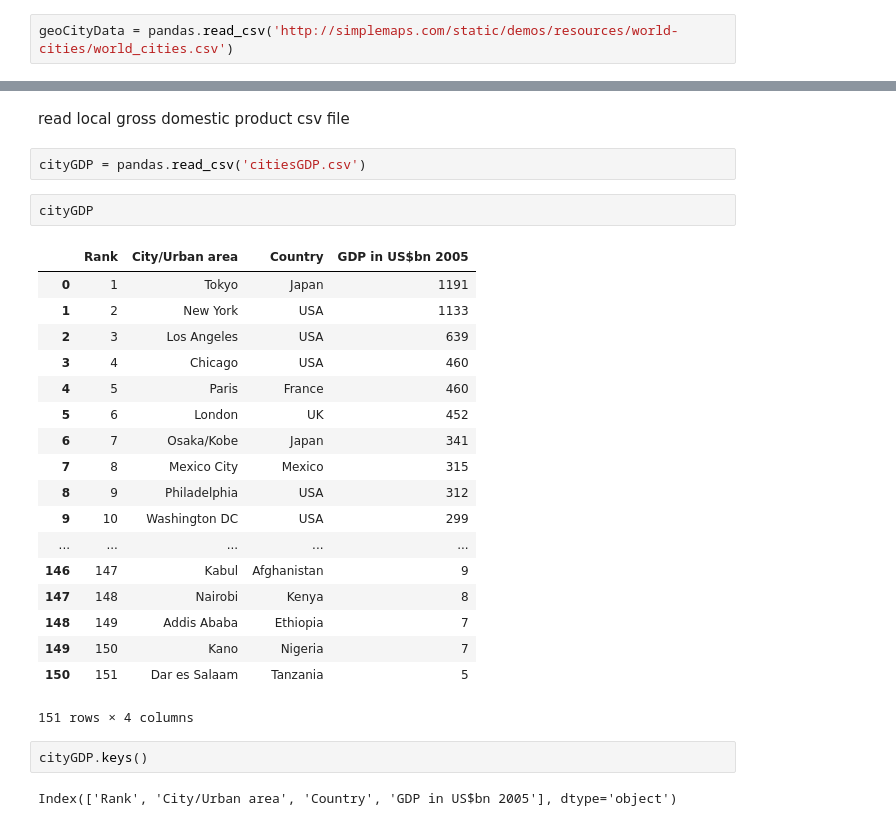
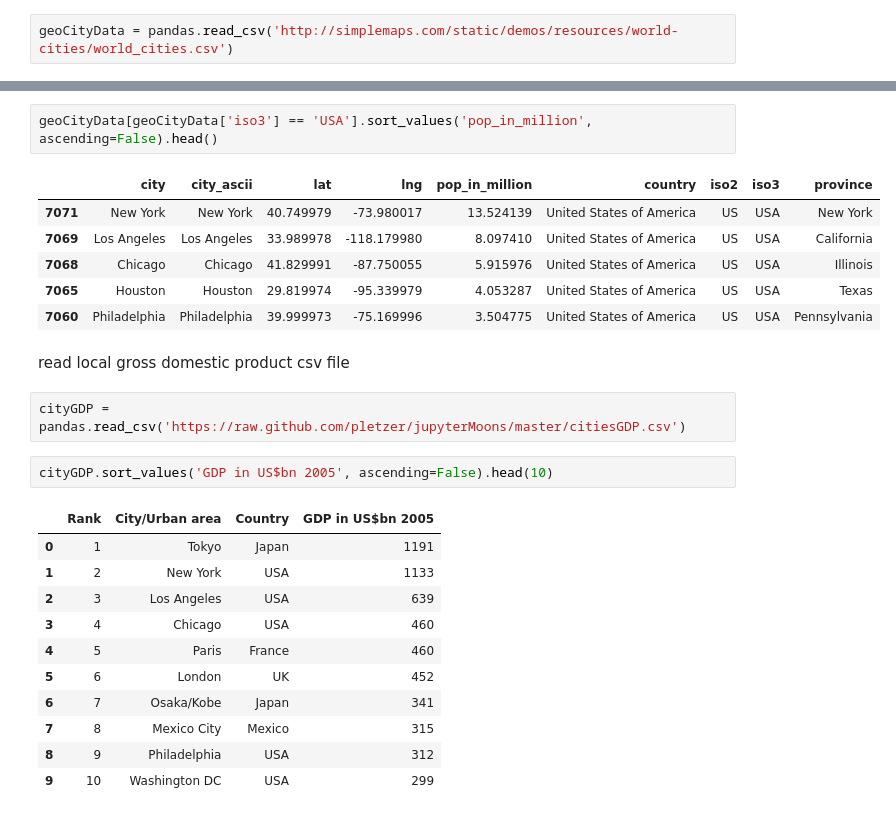
Before and after one commit to pletzer/jupyterMoons, a Jupyter notebook: GDPvsLatitude.ipynb, the cells around one changed output, grey strips where cells are left out. Saved outputs shown, nothing was run; the diff lists cells and outputs as text.

```diff
--- a/GDPvsLatitude.ipynb
+++ b/GDPvsLatitude.ipynb
@@ -30,29 +34,27 @@ geoCityData
+# %%
+geoCityData[geoCityData['iso3'] == 'USA'].sort_values('pop_in_million', ascending=False).head()
+# %% [output]
+|  | city | city_ascii | lat | lng | pop_in_million | country | iso2 | iso3 | province |
+| 7071 | New York | New York | 40.749979 | -73.980017 | 13.524139 | United States of America | US | USA | New York |
+| 7069 | Los Angeles | Los Angeles | 33.989978 | -118.179980 | 8.097410 | United States of America | US | USA | California |
+| 7068 | Chicago | Chicago | 41.829991 | -87.750055 | 5.915976 | United States of America | US | USA | Illinois |
+| 7065 | Houston | Houston | 29.819974 | -95.339979 | 4.053287 | United States of America | US | USA | Texas |
+| 7060 | Philadelphia | Philadelphia | 39.999973 | -75.169996 | 3.504775 | United States of America | US | USA | Pennsylvania |
 # %% [markdown]
 read local gross domestic product csv file
 # %%
-cityGDP = pandas.read_csv('citiesGDP.csv')
+cityGDP = pandas.read_csv('https://raw.github.com/pletzer/jupyterMoons/master/citiesGDP.csv')
-# %%
-cityGDP
-# %% [output]
-|  | Rank | City/Urban area | Country | GDP in US$bn 2005 |
-| 0 | 1 | Tokyo | Japan | 1191 |
-| 1 | 2 | New York | USA | 1133 |
-| 2 | 3 | Los Angeles | USA | 639 |
-| 3 | 4 | Chicago | USA | 460 |
-| 4 | 5 | Paris | France | 460 |
-| 5 | 6 | London | UK | 452 |
-| 6 | 7 | Osaka/Kobe | Japan | 341 |
-| 7 | 8 | Mexico City | Mexico | 315 |
-| 8 | 9 | Philadelphia | USA | 312 |
-| 9 | 10 | Washington DC | USA | 299 |
-| ... | ... | ... | ... | ... |
-| 146 | 147 | Kabul | Afghanistan | 9 |
-| 147 | 148 | Nairobi | Kenya | 8 |
-| 148 | 149 | Addis Ababa | Ethiopia | 7 |
-| 149 | 150 | Kano | Nigeria | 7 |
-| 150 | 151 | Dar es Salaam | Tanzania | 5 |
-151 rows × 4 columns
-# %%
-cityGDP.keys()
-# %% [output]
-Index(['Rank', 'City/Urban area', 'Country', 'GDP in US$bn 2005'], dtype='object')
+# %%
+cityGDP.sort_values('GDP in US$bn 2005', ascending=False).head(10)
+# %% [output]
+|  | Rank | City/Urban area | Country | GDP in US$bn 2005 |
+| 0 | 1 | Tokyo | Japan | 1191 |
+| 1 | 2 | New York | USA | 1133 |
+| 2 | 3 | Los Angeles | USA | 639 |
+| 3 | 4 | Chicago | USA | 460 |
+| 4 | 5 | Paris | France | 460 |
+| 5 | 6 | London | UK | 452 |
+| 6 | 7 | Osaka/Kobe | Japan | 341 |
+| 7 | 8 | Mexico City | Mexico | 315 |
+| 8 | 9 | Philadelphia | USA | 312 |
+| 9 | 10 | Washington DC | USA | 299 |
```
Also changed, not shown: parts of 14 cells of this notebook, 1 other file.
